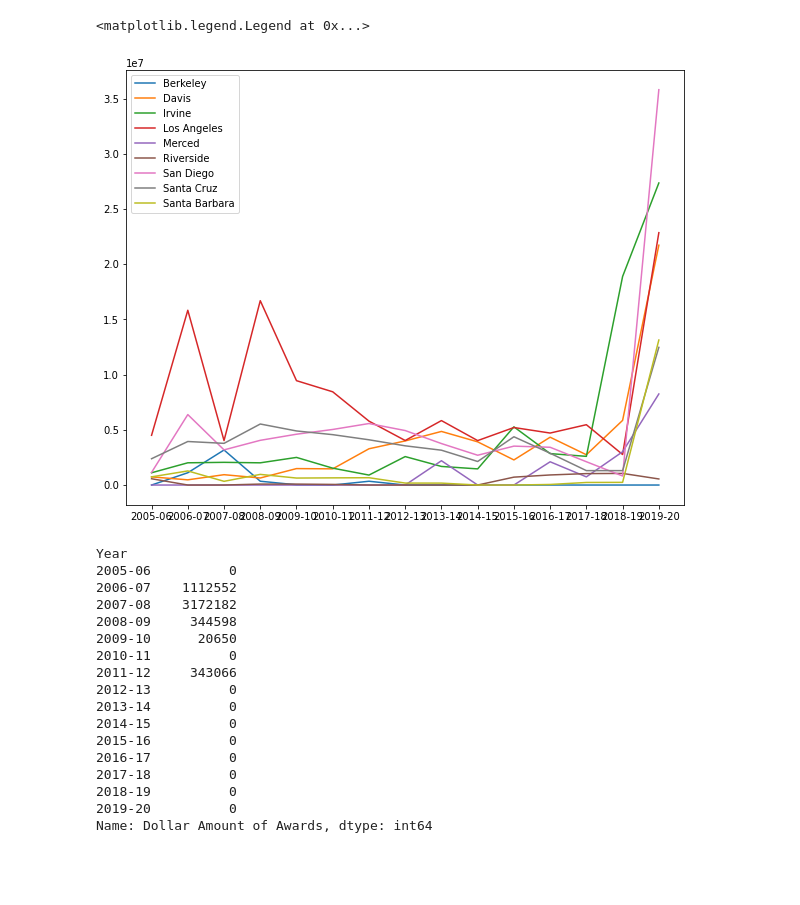
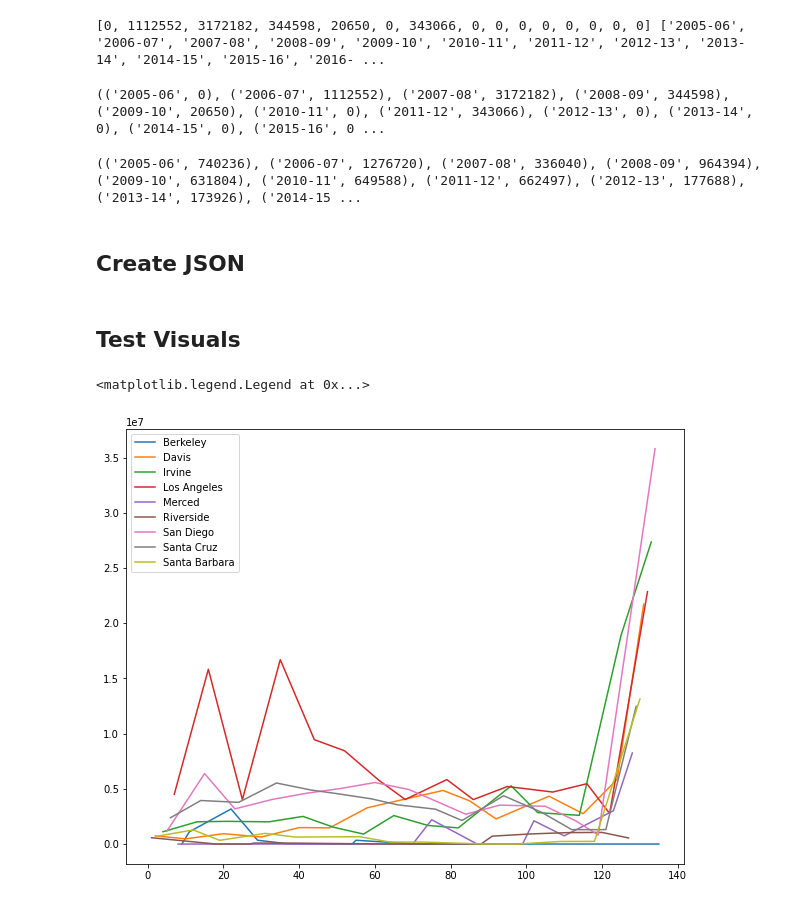
Before and after one commit to dailybruin/the-stack, a Jupyter notebook: python/posts/student-demographics-hsis/DOEDataViz.ipynb, the cells around one changed output. Saved outputs shown, nothing was run; the diff lists cells and outputs as text; code cells hidden in the pictures; blank space fills up the shorter version.

Commit message:
Added JSON files for grant data

```diff
--- a/python/posts/student-demographics-hsis/DOEDataViz.ipynb
+++ b/python/posts/student-demographics-hsis/DOEDataViz.ipynb
@@ -51,0 +58,7 @@ df_Berkeley.head(15)
+# %%
+#Testing making lists
+L = list(df_sorted["Dollar Amount of Awards"])
+L2 = list(df_sorted["Year"])
+print(L, L2)
+# %% [output]
+[0, 1112552, 3172182, 344598, 20650, 0, 343066, 0, 0, 0, 0, 0, 0, 0, 0] ['2005-06', '2006-07', '2007-08', '2008-09', '2009-10', '2010-11', '2011-12', '2012-13', '2013-14', '2014-15', '2015-16', '2016- ...
@@ -52,45 +75,49 @@ df_Berkeley.head(15)
+# %%
+#test
+print(DollarAwards("Berkeley"))
+# %% [output]
+(('2005-06', 0), ('2006-07', 1112552), ('2007-08', 3172182), ('2008-09', 344598), ('2009-10', 20650), ('2010-11', 0), ('2011-12', 343066), ('2012-13', 0), ('2013-14', 0), ('2014-15', 0), ('2015-16', 0 ...
+# %%
+#List of campuses for reference
+Campuses = ("Berkeley", "Davis", "Irvine", "Los Angeles", "Merced","Riverside","San Diego","Santa Cruz", "Santa Barbara")
+#Create a dictionary with campuses as keys and zipped tuple as value
+d={}
+for campus in Campuses:
+    d[campus] = DollarAwards(campus)
+print(d["Santa Barbara"]) #test
+# %% [output]
+(('2005-06', 740236), ('2006-07', 1276720), ('2007-08', 336040), ('2008-09', 964394), ('2009-10', 631804), ('2010-11', 649588), ('2011-12', 662497), ('2012-13', 177688), ('2013-14', 173926), ('2014-15 ...
+# %% [markdown]
+## Create JSON
+# %%
+import json
+def tojson(Input):
+    '''
+    Start with a key in a dictionary, make a tuple that is equal to dict value, convert to json
+    '''
+    tuple = d[Input]
+    with open('DOE' + Input + '.json', 'w') as json_file:
+        json.dump(tuple, json_file, sort_keys=True, indent=4)
+# %%
+#Loop create jsons for each campus
+for item in d.keys():
+    tojson(item)
+# %% [markdown]
+## Test Visuals
 # %%
-def DollarAwards(Input):
+def VizAwards(Input):
     df_sorted = df[df["Campus"] == Input ]
     return df_sorted["Dollar Amount of Awards"]
-
-
-NumAwardList = df_Berkeley["Dollar Amount of Awards"]
-YearList = [5,6,7,8,9,10,11,12,13,14,15,16,17,18,19]
 # %%
-Campuses = ("Berkeley", "Davis", "Irvine", "Los Angeles", "Merced","Riverside","San Diego","Santa Cruz", "Santa Barbara")
-d={}
+Campuses = ["Berkeley", "Davis", "Irvine", "Los Angeles", "Merced","Riverside","San Diego","Santa Cruz", "Santa Barbara"]
+dViz={}
 for campus in Campuses:
-    d[campus] = DollarAwards(campus)
-DollarsBerkeley = DollarAwards("Berkeley")
-DollarsSanBar = DollarAwards("Santa Barbara")
+    dViz[campus] = VizAwards(campus)
 # %%
 plt.figure(figsize=(10, 8))
 for item in d.keys():
-    plt.plot(d[item], label = item)
-#plt.plot(YearList, DollarsBerkeley, label= "Berkeley")
-#plt.plot(YearList, DollarsSanBar, label= "Santa Barbara")
+    plt.plot(dViz[item], label = item)
 plt.legend()
 # %% [output]
 <matplotlib.legend.Legend at 0x...>
-[figure, old version]
+[figure, new version]
-# %%
-d["Berkeley"]
-# %% [output]
-Year
-2005-06          0
-2006-07    1112552
-2007-08    3172182
-2008-09     344598
-2009-10      20650
-2010-11          0
-2011-12     343066
-2012-13          0
-2013-14          0
-2014-15          0
-2015-16          0
-2016-17          0
-2017-18          0
-2018-19          0
-2019-20          0
-Name: Dollar Amount of Awards, dtype: int64
```
Also changed, not shown: parts of 12 cells of this notebook, 21 other files.
